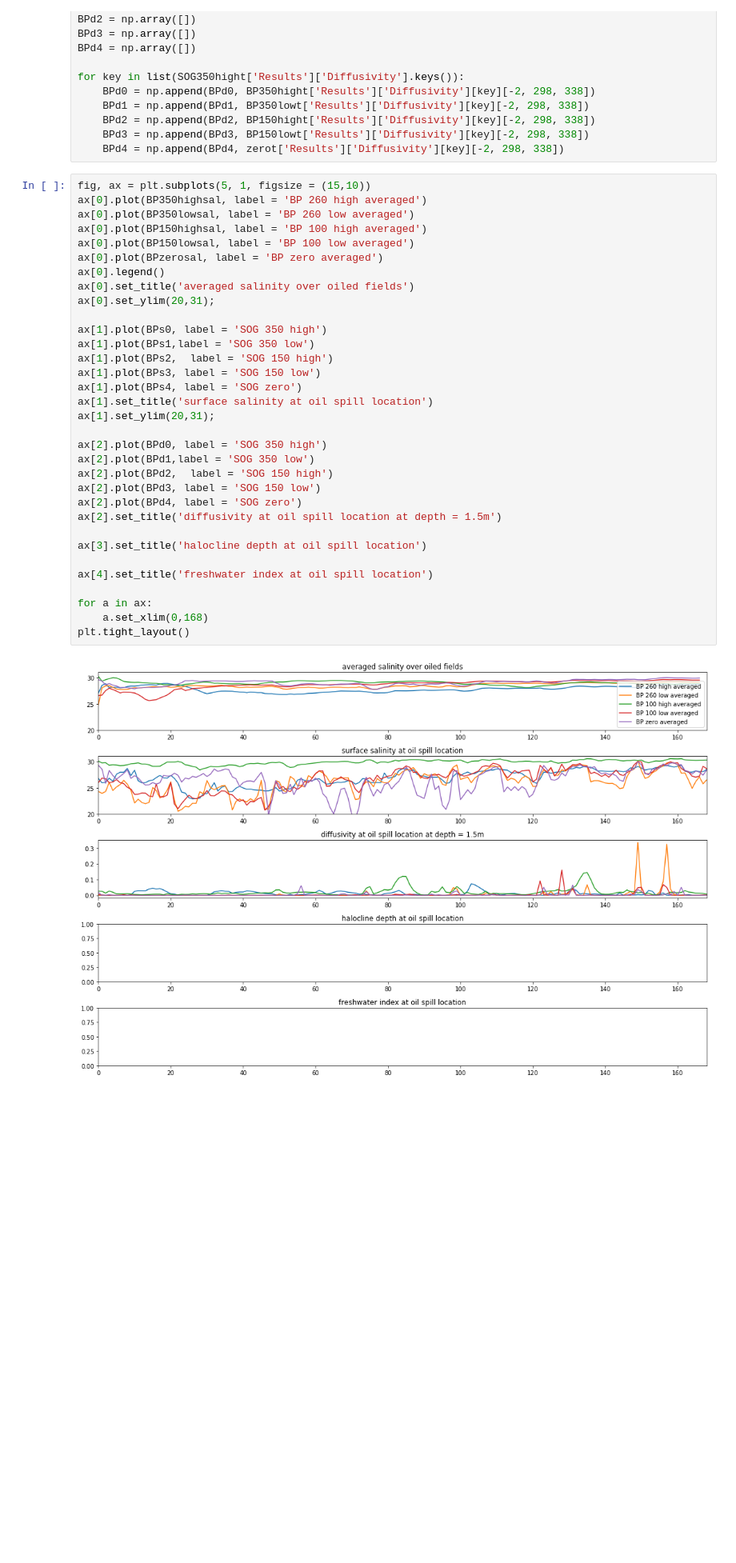
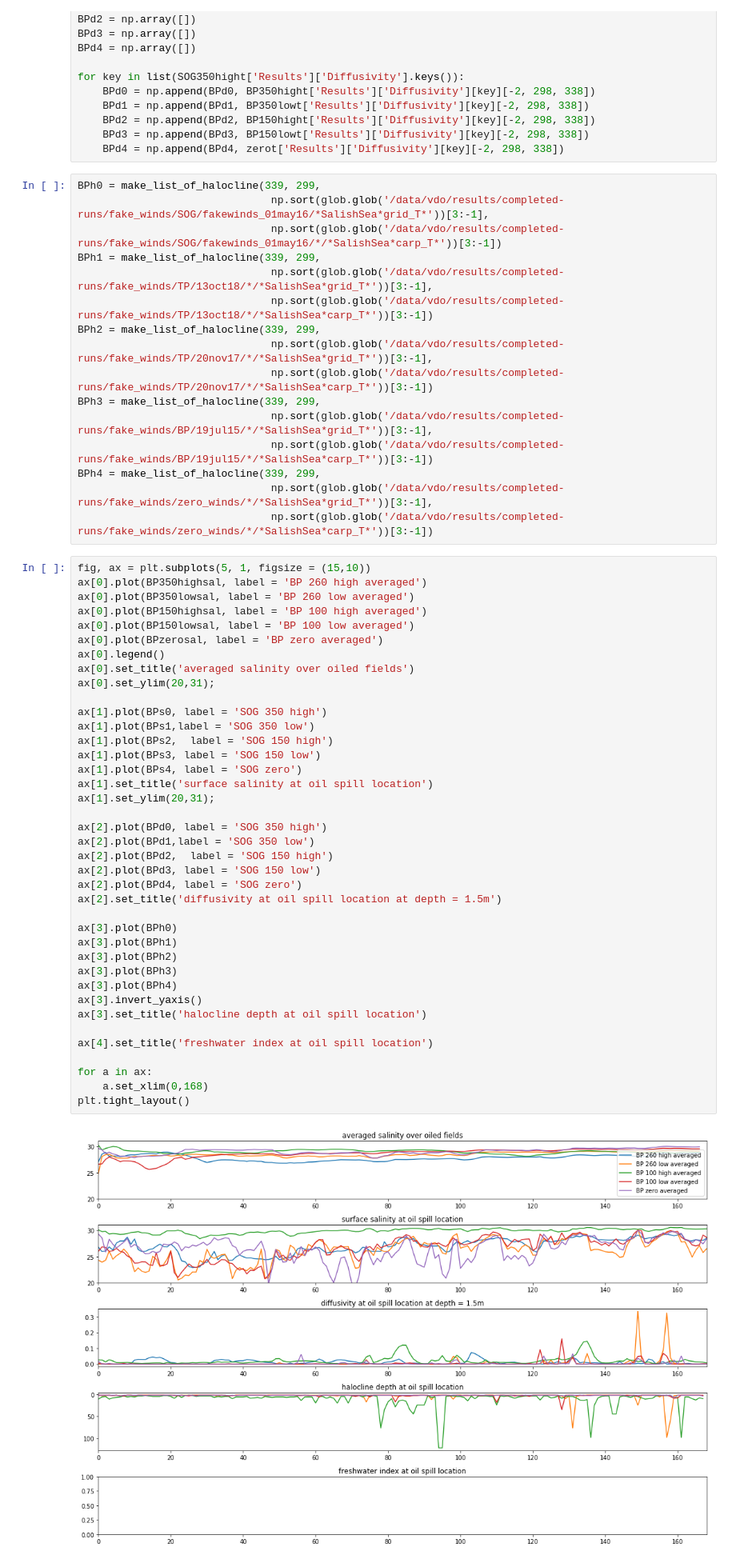
Before and after one commit to SalishSeaCast/analysis-vicky, a Jupyter notebook: notebooks/SixteenRuns.ipynb, the cells around one changed output. Shown at 80% size. Drawn from its saved outputs; the diff is of its cells as text; blank space fills up the shorter version.

```diff
--- a/notebooks/SixteenRuns.ipynb
+++ b/notebooks/SixteenRuns.ipynb
@@ -430,6 +540,22 @@ for key in list(SOG350hight['Results']['Diffusivity'].keys()):
     BPd2 = np.append(BPd2, BP150hight['Results']['Diffusivity'][key][-2, 298, 338])
     BPd3 = np.append(BPd3, BP150lowt['Results']['Diffusivity'][key][-2, 298, 338])
     BPd4 = np.append(BPd4, zerot['Results']['Diffusivity'][key][-2, 298, 338])
+# %%
+BPh0 = make_list_of_halocline(339, 299,
+                               np.sort(glob.glob('/data/vdo/results/completed-runs/fake_winds/SOG/fakewinds_01may16/*SalishSea*grid_T*'))[3:-1],
+                               np.sort(glob.glob('/data/vdo/results/completed-runs/fake_winds/SOG/fakewinds_01may16/*/*SalishSea*carp_T*'))[3:-1])
+BPh1 = make_list_of_halocline(339, 299,
+                               np.sort(glob.glob('/data/vdo/results/completed-runs/fake_winds/TP/13oct18/*/*SalishSea*grid_T*'))[3:-1],
+                               np.sort(glob.glob('/data/vdo/results/completed-runs/fake_winds/TP/13oct18/*/*SalishSea*carp_T*'))[3:-1])
+BPh2 = make_list_of_halocline(339, 299,
+                               np.sort(glob.glob('/data/vdo/results/completed-runs/fake_winds/TP/20nov17/*/*SalishSea*grid_T*'))[3:-1],
+                               np.sort(glob.glob('/data/vdo/results/completed-runs/fake_winds/TP/20nov17/*/*SalishSea*carp_T*'))[3:-1])
+BPh3 = make_list_of_halocline(339, 299,
+                               np.sort(glob.glob('/data/vdo/results/completed-runs/fake_winds/BP/19jul15/*/*SalishSea*grid_T*'))[3:-1],
+                               np.sort(glob.glob('/data/vdo/results/completed-runs/fake_winds/BP/19jul15/*/*SalishSea*carp_T*'))[3:-1])
+BPh4 = make_list_of_halocline(339, 299,
+                               np.sort(glob.glob('/data/vdo/results/completed-runs/fake_winds/zero_winds/*/*SalishSea*grid_T*'))[3:-1],
+                               np.sort(glob.glob('/data/vdo/results/completed-runs/fake_winds/zero_winds/*/*SalishSea*carp_T*'))[3:-1])
 # %%
 fig, ax = plt.subplots(5, 1, figsize = (15,10))
 ax[0].plot(BP350highsal, label = 'BP 260 high averaged')
@@ -437,31 +563,37 @@ ax[0].plot(BP350lowsal, label = 'BP 260 low averaged')
 ax[0].plot(BP150highsal, label = 'BP 100 high averaged')
 ax[0].plot(BP150lowsal, label = 'BP 100 low averaged')
 ax[0].plot(BPzerosal, label = 'BP zero averaged')
 ax[0].legend()
 ax[0].set_title('averaged salinity over oiled fields')
 ax[0].set_ylim(20,31);
 
 ax[1].plot(BPs0, label = 'SOG 350 high')
 ax[1].plot(BPs1,label = 'SOG 350 low')
 ax[1].plot(BPs2,  label = 'SOG 150 high')
 ax[1].plot(BPs3, label = 'SOG 150 low')
 ax[1].plot(BPs4, label = 'SOG zero')
 ax[1].set_title('surface salinity at oil spill location')
 ax[1].set_ylim(20,31);
 
 ax[2].plot(BPd0, label = 'SOG 350 high')
 ax[2].plot(BPd1,label = 'SOG 350 low')
 ax[2].plot(BPd2,  label = 'SOG 150 high')
 ax[2].plot(BPd3, label = 'SOG 150 low')
 ax[2].plot(BPd4, label = 'SOG zero')
 ax[2].set_title('diffusivity at oil spill location at depth = 1.5m')
 
+ax[3].plot(BPh0)
+ax[3].plot(BPh1)
+ax[3].plot(BPh2)
+ax[3].plot(BPh3)
+ax[3].plot(BPh4)
+ax[3].invert_yaxis()
 ax[3].set_title('halocline depth at oil spill location')
 
 ax[4].set_title('freshwater index at oil spill location')
 
 for a in ax:
     a.set_xlim(0,168)
 plt.tight_layout()
 # %% [output]
-[figure, old version]
+[figure, new version]
```
Also changed, not shown: parts of 12 cells of this notebook.
